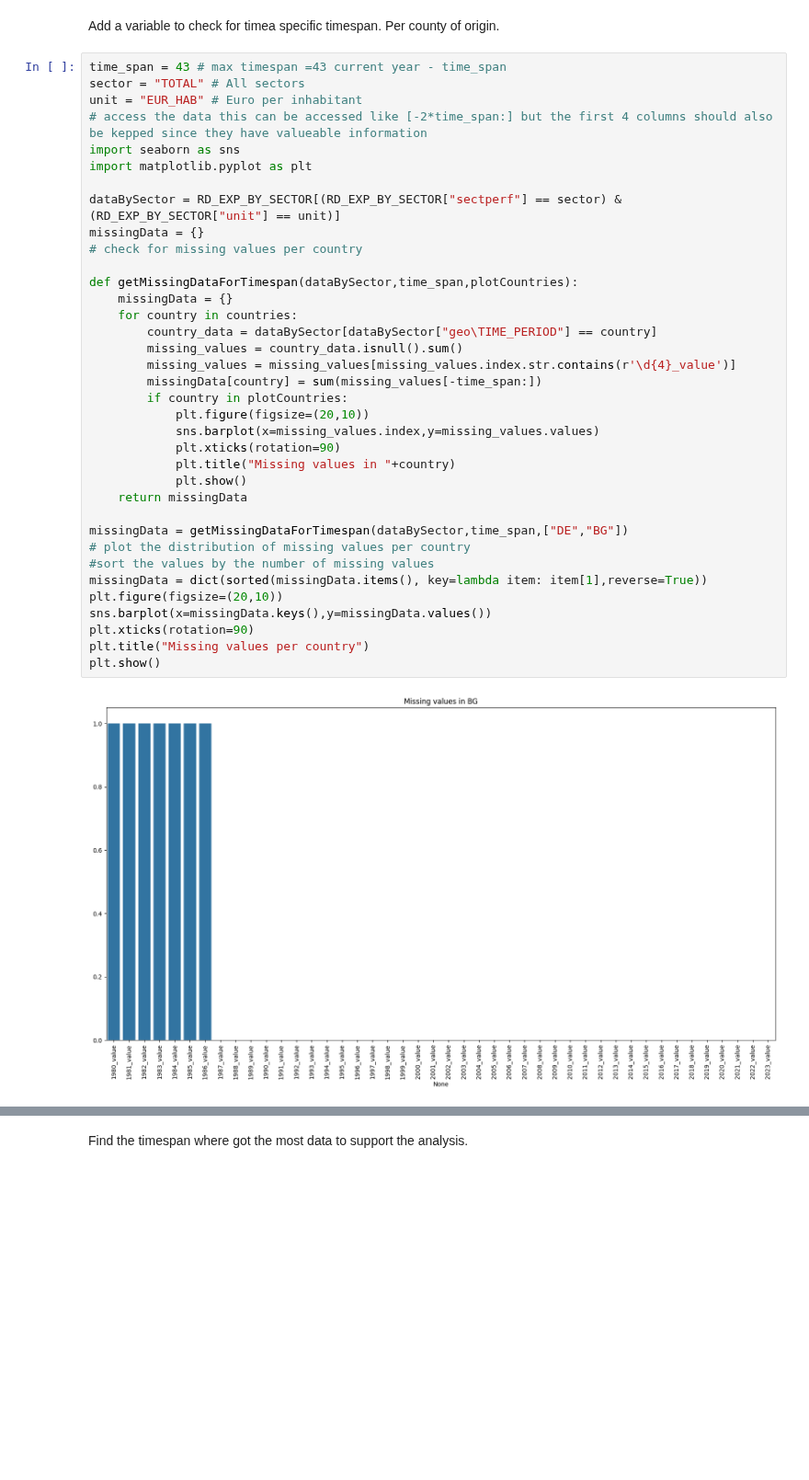
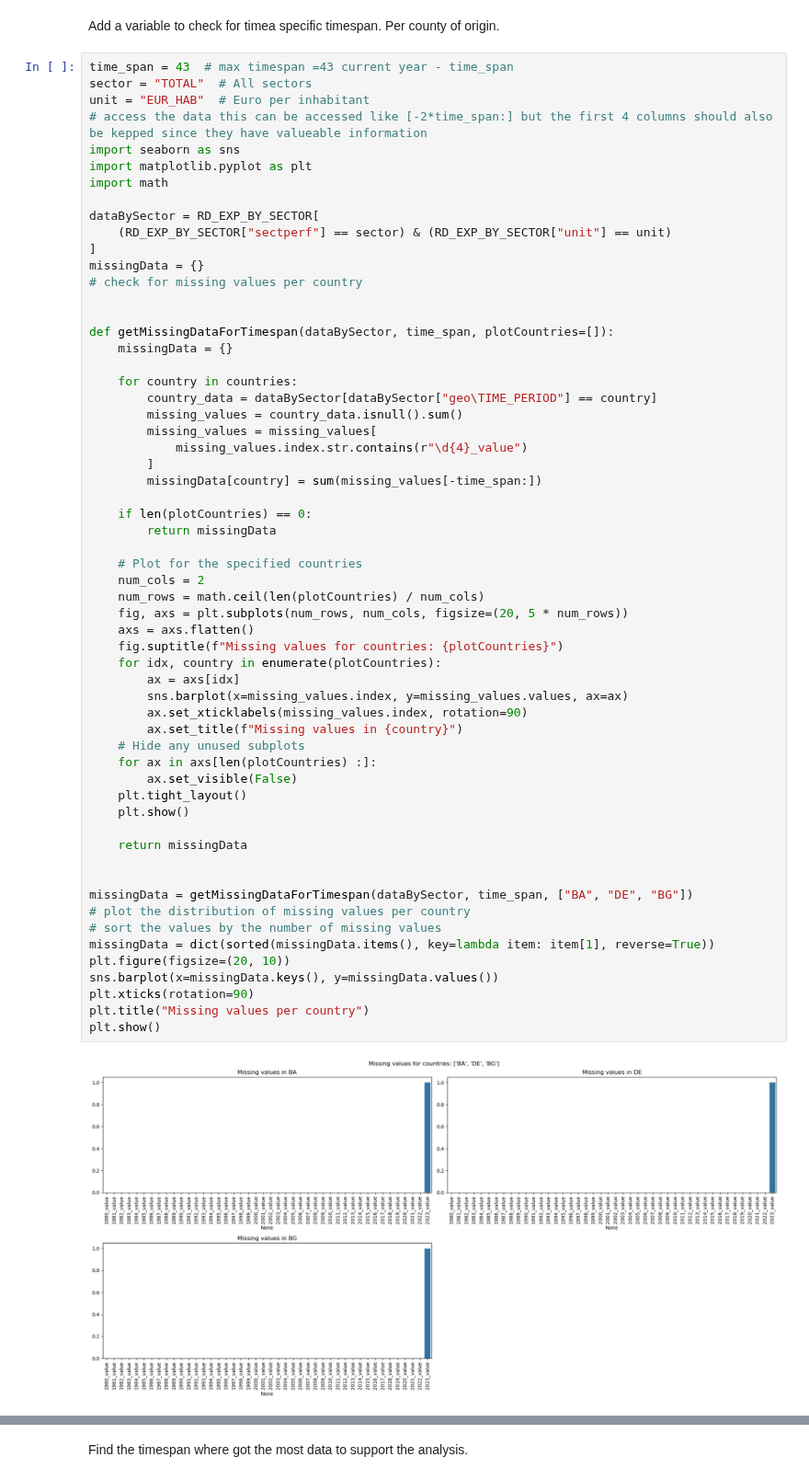
Before and after one commit to StefanHamm/DOPP_WS24, a Jupyter notebook: notebooks/InnovationAnalysis.ipynb, the cells around one changed output, grey strips where cells are left out. Shown at 92% size. Cells and saved outputs as stored; diff of their text form; blank space fills up the shorter version.

```diff
--- a/notebooks/InnovationAnalysis.ipynb
+++ b/notebooks/InnovationAnalysis.ipynb
@@ -67,40 +66,63 @@ print(PAT_APPLICATIONS_HIST.head())
 Add a variable to check for timea specific timespan.
 Per county of origin.
 # %%
-time_span = 43 # max timespan =43 current year - time_span
-sector = "TOTAL" # All sectors
-unit = "EUR_HAB" # Euro per inhabitant
+time_span = 43  # max timespan =43 current year - time_span
+sector = "TOTAL"  # All sectors
+unit = "EUR_HAB"  # Euro per inhabitant
 # access the data this can be accessed like [-2*time_span:] but the first 4 columns should also be kepped since they have valueable information
 import seaborn as sns
 import matplotlib.pyplot as plt
+import math
 
-dataBySector = RD_EXP_BY_SECTOR[(RD_EXP_BY_SECTOR["sectperf"] == sector) & (RD_EXP_BY_SECTOR["unit"] == unit)]
+dataBySector = RD_EXP_BY_SECTOR[
+    (RD_EXP_BY_SECTOR["sectperf"] == sector) & (RD_EXP_BY_SECTOR["unit"] == unit)
+]
 missingData = {}
 # check for missing values per country
 
-def getMissingDataForTimespan(dataBySector,time_span,plotCountries):
+
+def getMissingDataForTimespan(dataBySector, time_span, plotCountries=[]):
     missingData = {}
+
     for country in countries:
         country_data = dataBySector[dataBySector["geo\TIME_PERIOD"] == country]
         missing_values = country_data.isnull().sum()
-        missing_values = missing_values[missing_values.index.str.contains(r'\d{4}_value')]
+        missing_values = missing_values[
+            missing_values.index.str.contains(r"\d{4}_value")
+        ]
         missingData[country] = sum(missing_values[-time_span:])
-        if country in plotCountries:
-            plt.figure(figsize=(20,10))
-            sns.barplot(x=missing_values.index,y=missing_values.values)
-            plt.xticks(rotation=90)
-            plt.title("Missing values in "+country)
-            plt.show()
+
+    if len(plotCountries) == 0:
+        return missingData
+
+    # Plot for the specified countries
+    num_cols = 2
+    num_rows = math.ceil(len(plotCountries) / num_cols)
+    fig, axs = plt.subplots(num_rows, num_cols, figsize=(20, 5 * num_rows))
+    axs = axs.flatten()
+    fig.suptitle(f"Missing values for countries: {plotCountries}")
+    for idx, country in enumerate(plotCountries):
+        ax = axs[idx]
+        sns.barplot(x=missing_values.index, y=missing_values.values, ax=ax)
+        ax.set_xticklabels(missing_values.index, rotation=90)
+        ax.set_title(f"Missing values in {country}")
+    # Hide any unused subplots
+    for ax in axs[len(plotCountries) :]:
+        ax.set_visible(False)
+    plt.tight_layout()
+    plt.show()
+
     return missingData
 
-missingData = getMissingDataForTimespan(dataBySector,time_span,["DE","BG"])
+
+missingData = getMissingDataForTimespan(dataBySector, time_span, ["BA", "DE", "BG"])
 # plot the distribution of missing values per country
-#sort the values by the number of missing values
-missingData = dict(sorted(missingData.items(), key=lambda item: item[1],reverse=True))
-plt.figure(figsize=(20,10))
-sns.barplot(x=missingData.keys(),y=missingData.values())
+# sort the values by the number of missing values
+missingData = dict(sorted(missingData.items(), key=lambda item: item[1], reverse=True))
+plt.figure(figsize=(20, 10))
+sns.barplot(x=missingData.keys(), y=missingData.values())
 plt.xticks(rotation=90)
 plt.title("Missing values per country")
 plt.show()
 # %% [output]
-[figure, old version]
+[figure, new version]
```
Also changed, not shown: parts of 18 cells of this notebook.
